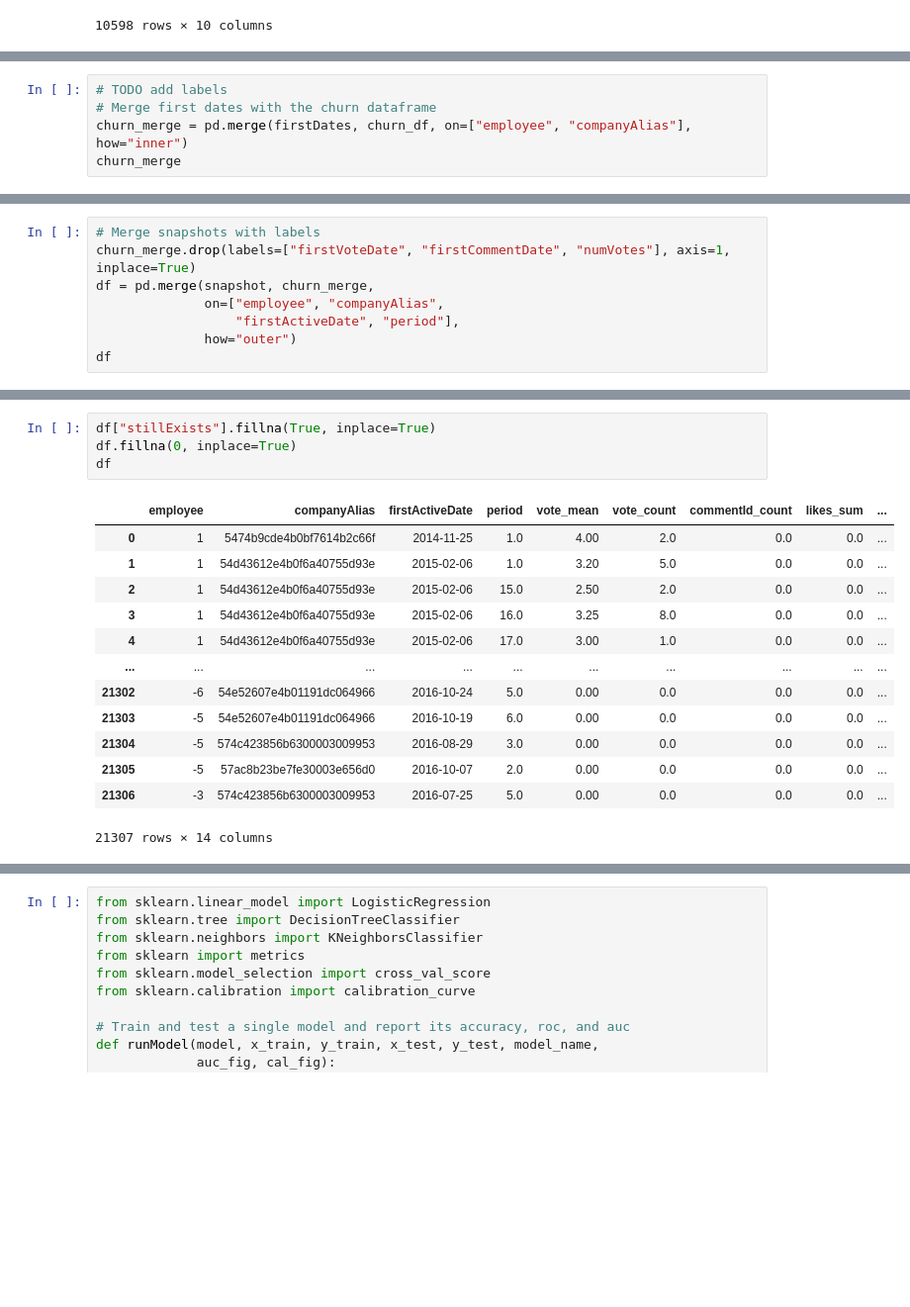
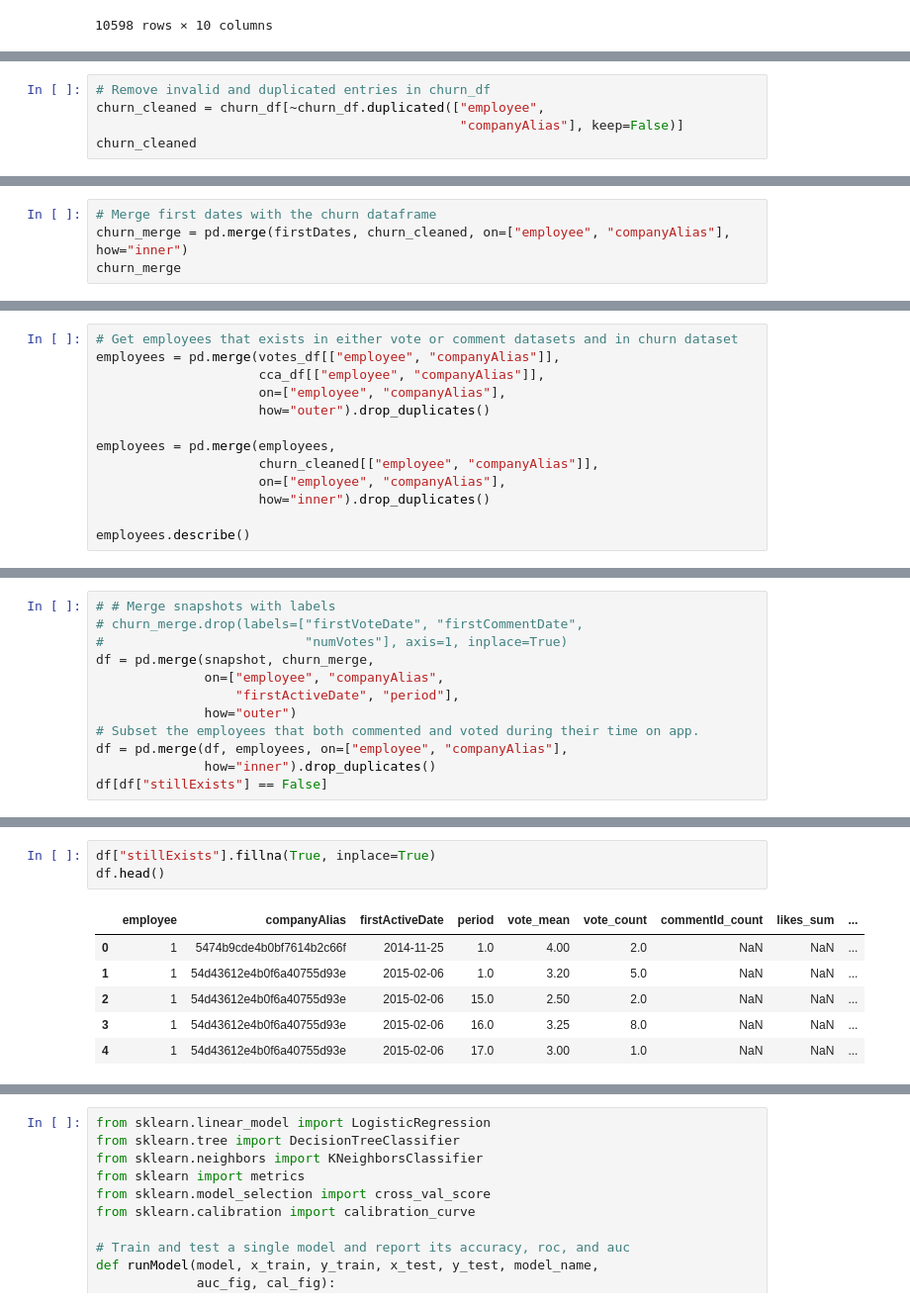
Before and after one commit to ceciliastern/ds_term_project, a Jupyter notebook: Model (Snapshot) - Happiness Dataset.ipynb, the cells around one changed output, grey strips where cells are left out. Shown at 99% size. Saved outputs shown, nothing was run; the diff lists cells and outputs as text; blank space fills up the shorter version.

```diff
--- a/Model (Snapshot) - Happiness Dataset.ipynb
+++ b/Model (Snapshot) - Happiness Dataset.ipynb
@@ -243 +244,6 @@ snapshot.describe()
 | max | 999.000000 | 26.000000 | 4.000000 | 54.000000 | 68.000000 | 1002.000000 | 64.000000 | 474.000000 | ... |
+# %%
+# Remove invalid and duplicated entries in churn_df
+churn_cleaned = churn_df[~churn_df.duplicated(["employee",
+                                               "companyAlias"], keep=False)]
+churn_cleaned
@@ -244,7 +264,6 @@ snapshot.describe()
 # %%
-# TODO add labels
 # Merge first dates with the churn dataframe
-churn_merge = pd.merge(firstDates, churn_df, on=["employee", "companyAlias"], how="inner")
+churn_merge = pd.merge(firstDates, churn_cleaned, on=["employee", "companyAlias"], how="inner")
 churn_merge
 # %% [output]
 |  | employee | companyAlias | firstVoteDate | firstCommentDate | firstActiveDate | numVotes | ... |
@@ -281,0 +301,13 @@ churn_merge
+# %%
+# Get employees that exists in either vote or comment datasets and in churn dataset
+employees = pd.merge(votes_df[["employee", "companyAlias"]],
+                     cca_df[["employee", "companyAlias"]],
+                     on=["employee", "companyAlias"],
+                     how="outer").drop_duplicates()
+
+employees = pd.merge(employees,
+                     churn_cleaned[["employee", "companyAlias"]],
+                     on=["employee", "companyAlias"],
+                     how="inner").drop_duplicates()
+
+employees.describe()
@@ -282,10 +324,14 @@ churn_merge
 # %%
-# Merge snapshots with labels
-churn_merge.drop(labels=["firstVoteDate", "firstCommentDate", "numVotes"], axis=1, inplace=True)
+# # Merge snapshots with labels
+# churn_merge.drop(labels=["firstVoteDate", "firstCommentDate",
+#                          "numVotes"], axis=1, inplace=True)
 df = pd.merge(snapshot, churn_merge,
               on=["employee", "companyAlias",
                   "firstActiveDate", "period"],
               how="outer")
-df
+# Subset the employees that both commented and voted during their time on app.
+df = pd.merge(df, employees, on=["employee", "companyAlias"],
+              how="inner").drop_duplicates()
+df[df["stillExists"] == False]
 # %% [output]
 |  | employee | companyAlias | firstActiveDate | period | vote_mean | vote_count | commentId_count | likes_sum | ... |
@@ -304,18 +350,10 @@ df
 # %%
 df["stillExists"].fillna(True, inplace=True)
-df.fillna(0, inplace=True)
-df
+df.head()
 # %% [output]
 |  | employee | companyAlias | firstActiveDate | period | vote_mean | vote_count | commentId_count | likes_sum | ... |
-| 0 | 1 | 5474b9cde4b0bf7614b2c66f | 2014-11-25 | 1.0 | 4.00 | 2.0 | 0.0 | 0.0 | ... |
-| 1 | 1 | 54d43612e4b0f6a40755d93e | 2015-02-06 | 1.0 | 3.20 | 5.0 | 0.0 | 0.0 | ... |
-| 2 | 1 | 54d43612e4b0f6a40755d93e | 2015-02-06 | 15.0 | 2.50 | 2.0 | 0.0 | 0.0 | ... |
-| 3 | 1 | 54d43612e4b0f6a40755d93e | 2015-02-06 | 16.0 | 3.25 | 8.0 | 0.0 | 0.0 | ... |
-| 4 | 1 | 54d43612e4b0f6a40755d93e | 2015-02-06 | 17.0 | 3.00 | 1.0 | 0.0 | 0.0 | ... |
-| ... | ... | ... | ... | ... | ... | ... | ... | ... | ... |
-| 21302 | -6 | 54e52607e4b01191dc064966 | 2016-10-24 | 5.0 | 0.00 | 0.0 | 0.0 | 0.0 | ... |
-| 21303 | -5 | 54e52607e4b01191dc064966 | 2016-10-19 | 6.0 | 0.00 | 0.0 | 0.0 | 0.0 | ... |
-| 21304 | -5 | 574c423856b6300003009953 | 2016-08-29 | 3.0 | 0.00 | 0.0 | 0.0 | 0.0 | ... |
-| 21305 | -5 | 57ac8b23be7fe30003e656d0 | 2016-10-07 | 2.0 | 0.00 | 0.0 | 0.0 | 0.0 | ... |
-| 21306 | -3 | 574c423856b6300003009953 | 2016-07-25 | 5.0 | 0.00 | 0.0 | 0.0 | 0.0 | ... |
+| 0 | 1 | 5474b9cde4b0bf7614b2c66f | 2014-11-25 | 1.0 | 4.00 | 2.0 | NaN | NaN | ... |
+| 1 | 1 | 54d43612e4b0f6a40755d93e | 2015-02-06 | 1.0 | 3.20 | 5.0 | NaN | NaN | ... |
+| 2 | 1 | 54d43612e4b0f6a40755d93e | 2015-02-06 | 15.0 | 2.50 | 2.0 | NaN | NaN | ... |
+| 3 | 1 | 54d43612e4b0f6a40755d93e | 2015-02-06 | 16.0 | 3.25 | 8.0 | NaN | NaN | ... |
+| 4 | 1 | 54d43612e4b0f6a40755d93e | 2015-02-06 | 17.0 | 3.00 | 1.0 | NaN | NaN | ... |
-21307 rows × 14 columns
```
Also changed, not shown: parts of 19 cells of this notebook.
